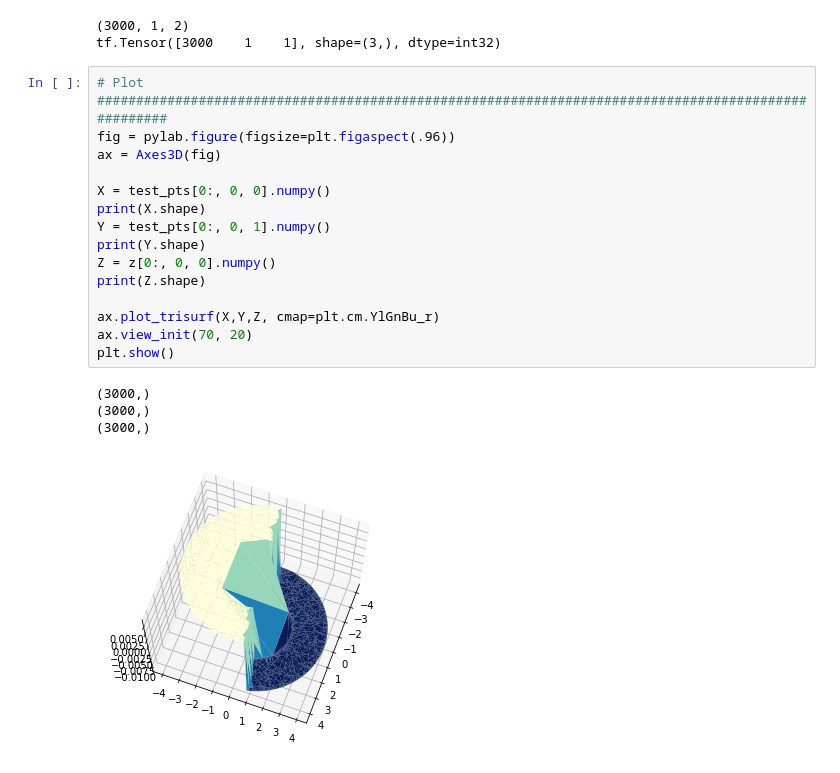
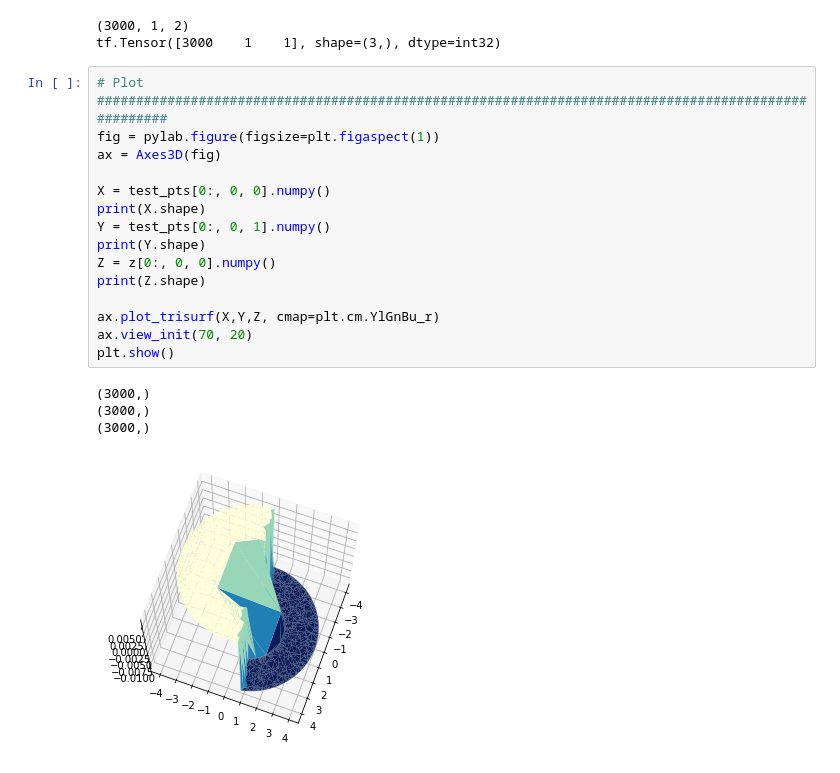
Before and after one commit to DothWalrus/machine_learning_pde, a Jupyter notebook: 2d_laplace_dvm.ipynb, the cells around one changed output. Saved outputs shown, nothing was run; the diff lists cells and outputs as text.

```diff
--- a/2d_laplace_dvm.ipynb
+++ b/2d_laplace_dvm.ipynb
@@ -213,21 +213,21 @@ print(tf.shape(z))
 tf.Tensor([3000    1    1], shape=(3,), dtype=int32)
 # %%
 # Plot ####################################################################################################
-fig = pylab.figure(figsize=plt.figaspect(.96))
+fig = pylab.figure(figsize=plt.figaspect(1))
 ax = Axes3D(fig)
 
 X = test_pts[0:, 0, 0].numpy()
 print(X.shape)
 Y = test_pts[0:, 0, 1].numpy()
 print(Y.shape)
 Z = z[0:, 0, 0].numpy()
 print(Z.shape)
 
 ax.plot_trisurf(X,Y,Z, cmap=plt.cm.YlGnBu_r)
 ax.view_init(70, 20)
 plt.show()
 # %% [output]
 (3000,)
 (3000,)
 (3000,)
-[figure, old version]
+[figure, new version]
```
Also changed, not shown: parts of 1 cell of this notebook, 1 other file.
